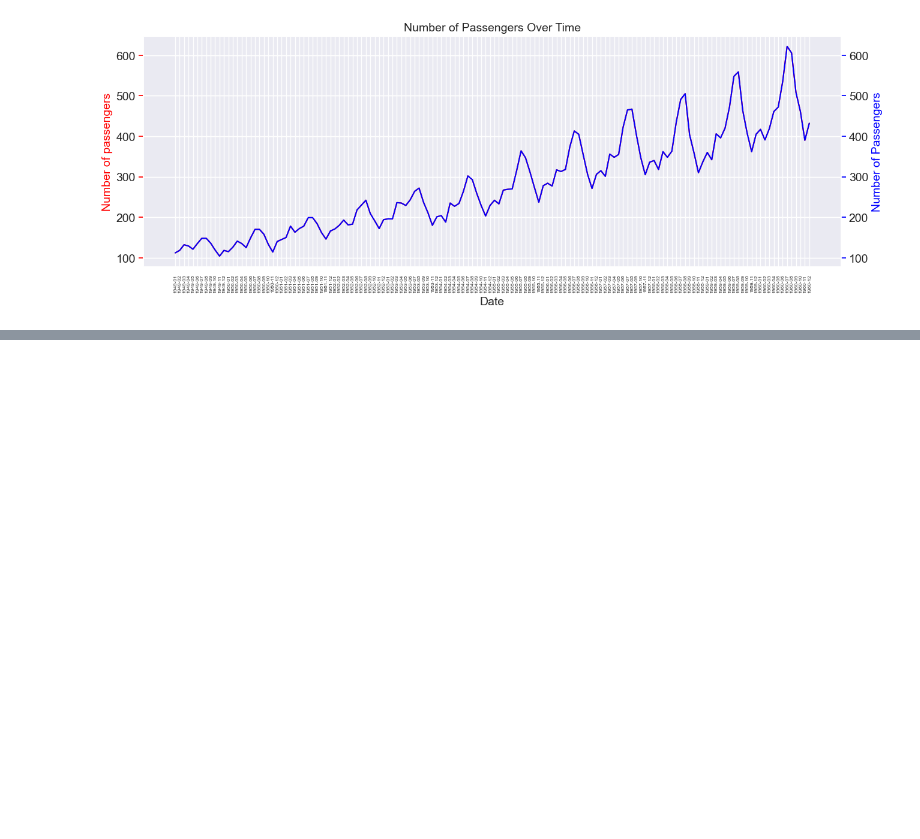
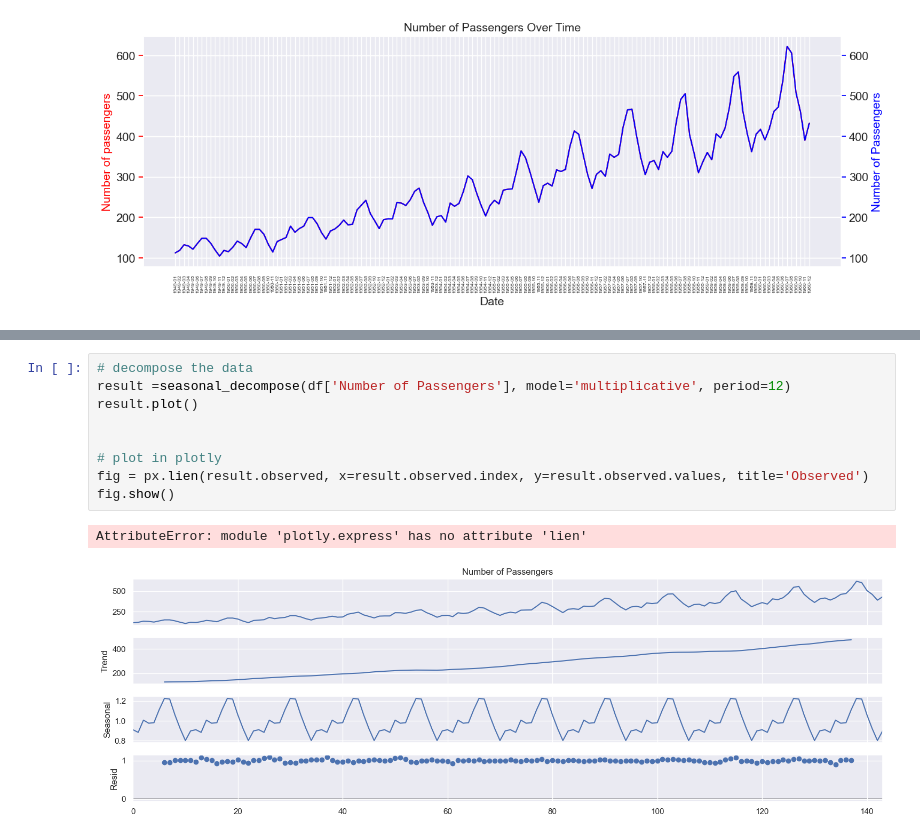
Before and after one commit to Ind-saurabh-kumar/Data_Science_Course, a Jupyter notebook: Deep_Learning_with_tensorflow/31_time_series_proj.ipynb, the cells around one changed output, grey strips where cells are left out. Saved outputs shown, nothing was run; the diff lists cells and outputs as text; blank space fills up the shorter version.

```diff
--- a/Deep_Learning_with_tensorflow/31_time_series_proj.ipynb
+++ b/Deep_Learning_with_tensorflow/31_time_series_proj.ipynb
@@ -99,0 +103,12 @@ plt.hlines(y=0, xmin=np.min(df['Date']), xmax=np.max(df['Date']), linewidth=)
+# %%
+# decompose the data
+result =seasonal_decompose(df['Number of Passengers'], model='multiplicative', period=12)
+result.plot()
+
+
+# plot in plotly
+fig = px.lien(result.observed, x=result.observed.index, y=result.observed.values, title='Observed')
+fig.show()
+# %% [output]
+AttributeError: module 'plotly.express' has no attribute 'lien'
+[figure, added]
```
Also changed, not shown: parts of 2 cells of this notebook.
